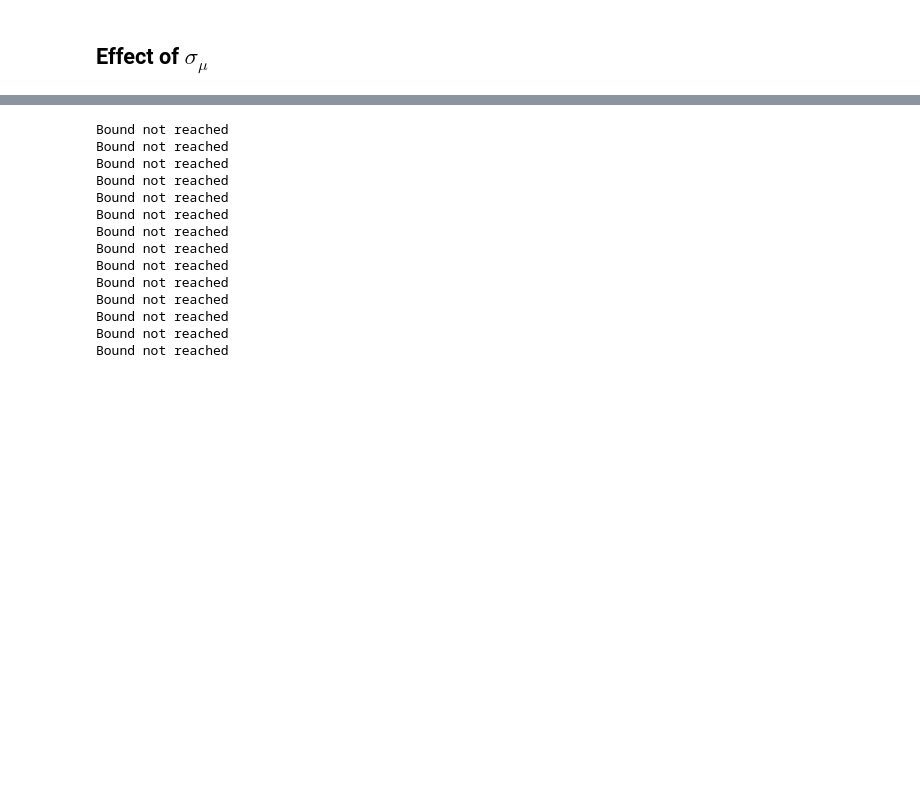
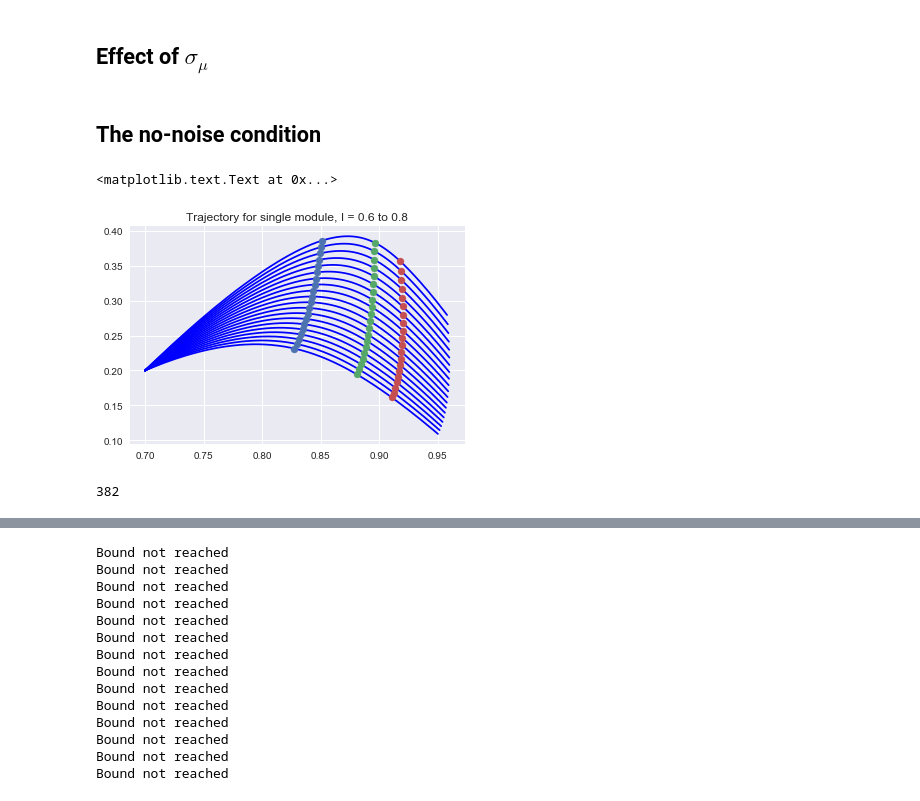
Before and after one commit to jazlab/SE_NL_MJ_2020, a Jupyter notebook: two_neuron_cascade.ipynb, the cells around one changed output, grey strips where cells are left out. Cells and saved outputs as stored; diff of their text form; code cells hidden in the pictures; blank space fills up the shorter version.

```diff
--- a/two_neuron_cascade.ipynb
+++ b/two_neuron_cascade.ipynb
@@ -189,3 +191,5 @@ def simulate_module(ntrials, nsteps, nsteps_goal, ext_lst, params,
     times_lst = get_times_lst_from_decision_v(decision_v, threshold)
 
     return ext_lst_new, (ulst_noise - vlst_noise)[nsteps_goal, :], np.array(times_lst)
+# %% [markdown]
+## The no-noise condition
@@ -191,0 +211,13 @@ def simulate_module(ntrials, nsteps, nsteps_goal, ext_lst, params,
+# %%
+plt.plot(ulst_noise, vlst_noise, 'b', zorder=1)
+plt.scatter(ulst_noise[100], vlst_noise[100], zorder=2)
+plt.scatter(ulst_noise[200], vlst_noise[200], zorder=3)
+plt.scatter(ulst_noise[300], vlst_noise[300], zorder=4)
+plt.title('Trajectory for single module, I = 0.6 to 0.8')
+# %% [output]
+<matplotlib.text.Text at 0x...>
+[figure, added]
+# %%
+times_lst[15]
+# %% [output]
+382
```
Also changed, not shown: parts of 11 cells of this notebook.
